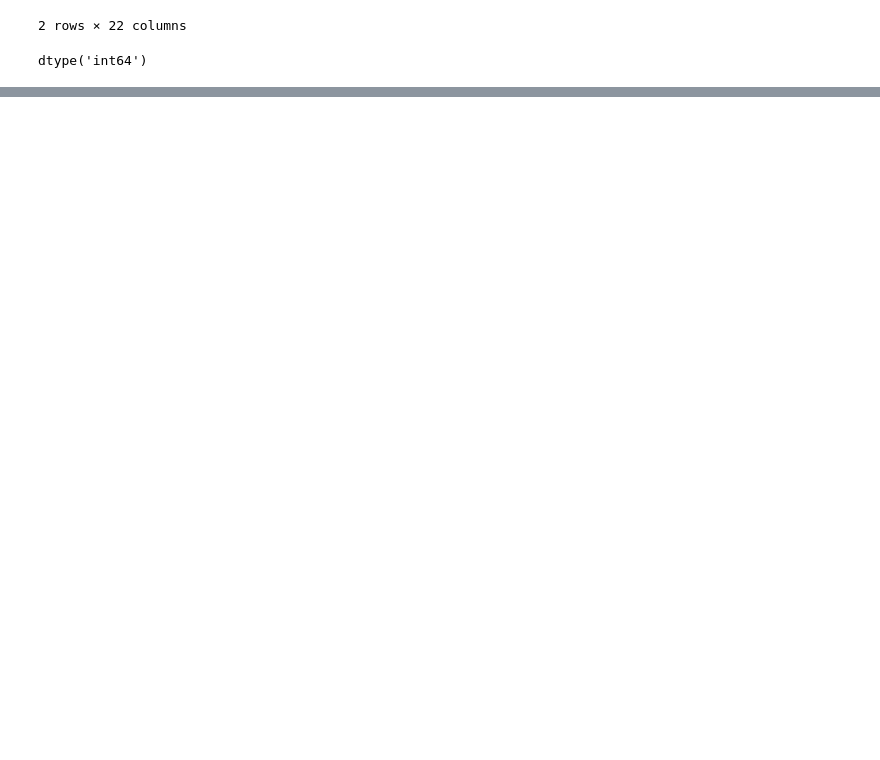
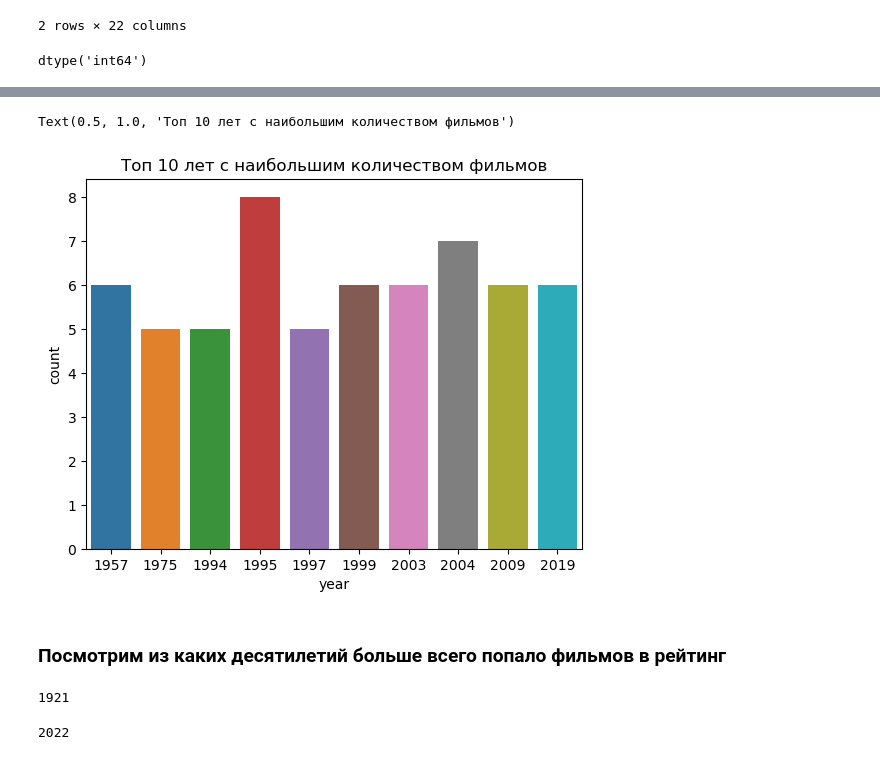
Before and after one commit to Hitron4ik/diplom, a Jupyter notebook: Diplom_project.ipynb, the cells around one changed output, grey strips where cells are left out. Saved outputs shown, nothing was run; the diff lists cells and outputs as text; code cells hidden in the pictures; blank space fills up the shorter version.

```diff
--- a/Diplom_project.ipynb
+++ b/Diplom_project.ipynb
@@ -133,0 +159,2 @@ dtype('int64')
+# %%
+df = df.sort_values(by='duration',ascending = False)
@@ -133,0 +182,5 @@ dtype('int64')
+# %%
+years = df.groupby('year').agg({'year': ['count']}).reset_index()
+years.columns = ['year','count']
+years = years.sort_values(['count','year'], ascending=[False,True])
+years.head(10)
@@ -133,0 +199,17 @@ dtype('int64')
+# %%
+years_top = years.head(10)
+sns.barplot(x='year',y='count',data=years_top)
+plt.title("Топ 10 лет с наибольшим количеством фильмов")
+# %% [output]
+Text(0.5, 1.0, 'Топ 10 лет с наибольшим количеством фильмов')
+[figure, added]
+# %% [markdown]
+### Посмотрим из каких десятилетий больше всего попало фильмов в рейтинг
+# %%
+df.year.min()
+# %% [output]
+1921
+# %%
+df.year.max()
+# %% [output]
+2022
```
Also changed, not shown: parts of 28 cells of this notebook.
